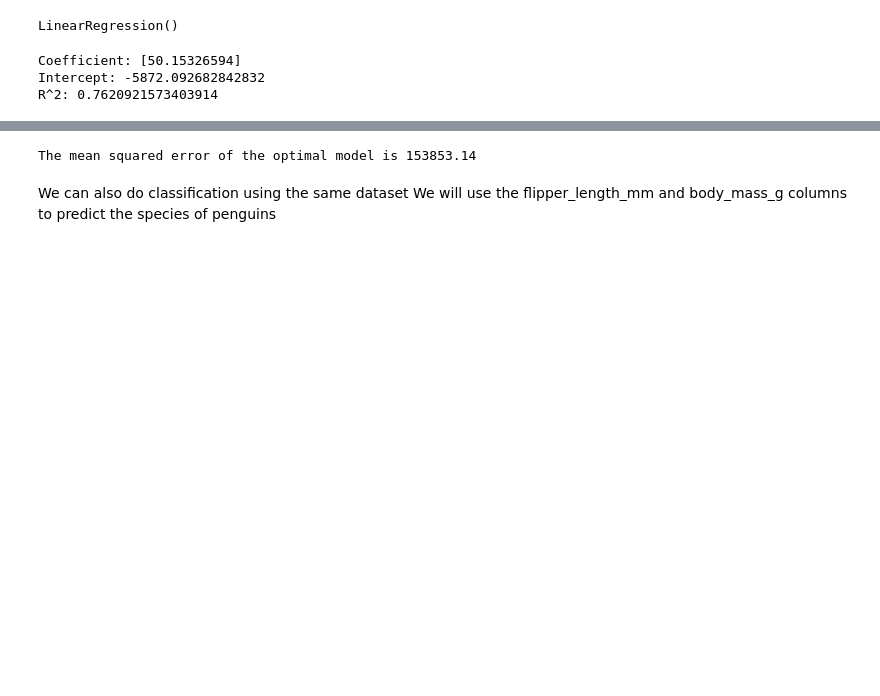
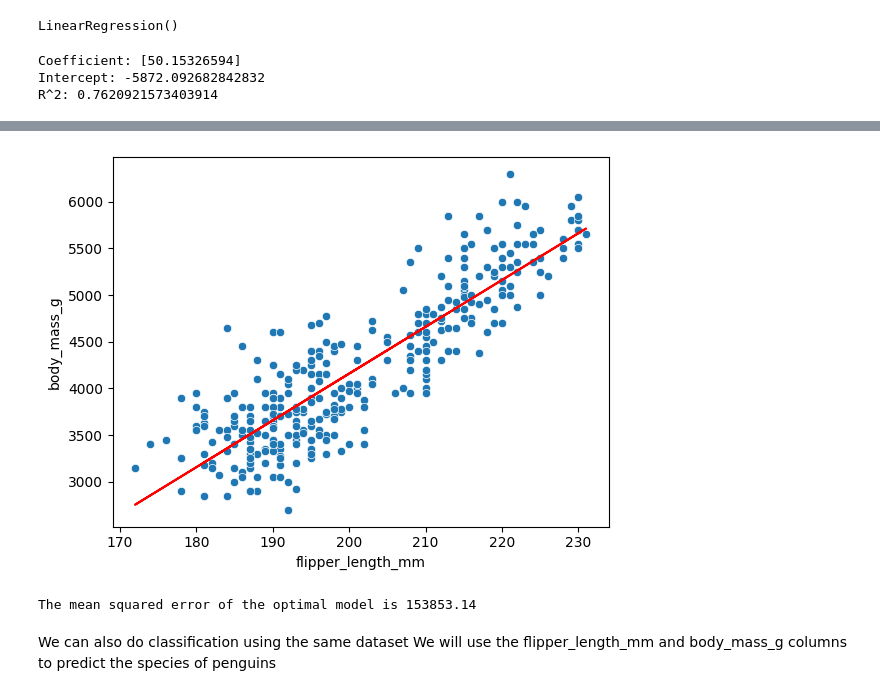
Before and after one commit to becharah/GESISPython, a Jupyter notebook: Day4/workshop_day_4_solutions.ipynb, the cells around one changed output, grey strips where cells are left out. Cells and saved outputs as stored; diff of their text form; code cells hidden in the pictures; blank space fills up the shorter version.

```diff
--- a/Day4/workshop_day_4_solutions.ipynb
+++ b/Day4/workshop_day_4_solutions.ipynb
@@ -103,3 +135,10 @@ The mean squared error of the optimal model is 153789.68
+# %%
+# plot the regression line
+sns.scatterplot(data=penguins_clean, x=x_column, y=y_column)
+plt.plot(x, linear_regression.predict(x), color="red")
+plt.show()
+# %% [output]
+[figure, added]
 # %%
 # However this is not machine learning, we are just fitting a line to the data.
 # We should split the data into training and testing sets, and then evaluate the model on the testing set.
```
Also changed, not shown: parts of 2 cells of this notebook, 1 other file.
